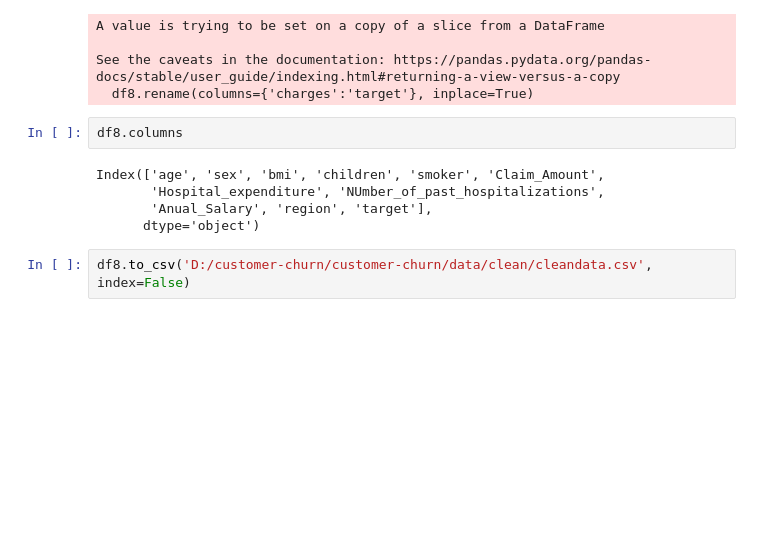
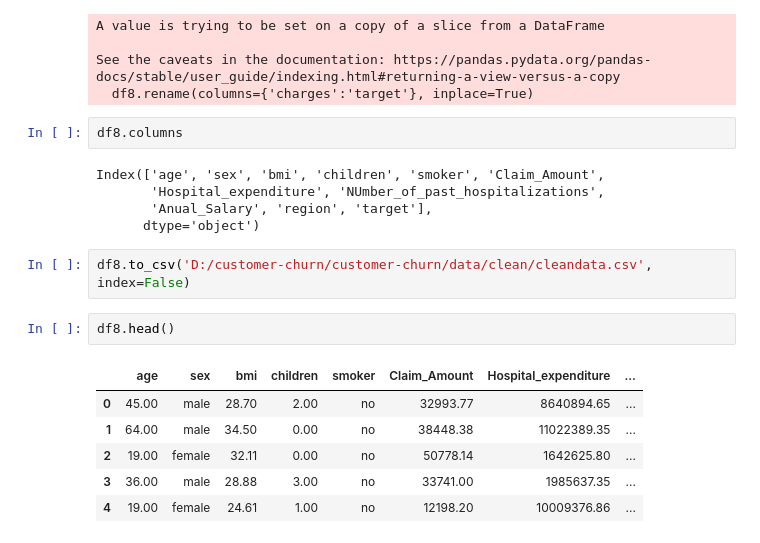
Before and after one commit to GAuravY19/customer-churn, a Jupyter notebook: notebook/cleaning.ipynb, the cells around one changed output. Drawn from its saved outputs; the diff is of its cells as text; blank space fills up the shorter version.

```diff
--- a/notebook/cleaning.ipynb
+++ b/notebook/cleaning.ipynb
@@ -1133,3 +1133,12 @@ Index(['age', 'sex', 'bmi', 'children', 'smoker', 'Claim_Amount',
       dtype='object')
 # %%
 df8.to_csv('D:/customer-churn/customer-churn/data/clean/cleandata.csv', index=False)
+# %%
+df8.head()
+# %% [output]
+|  | age | sex | bmi | children | smoker | Claim_Amount | Hospital_expenditure | ... |
+| 0 | 45.00 | male | 28.70 | 2.00 | no | 32993.77 | 8640894.65 | ... |
+| 1 | 64.00 | male | 34.50 | 0.00 | no | 38448.38 | 11022389.35 | ... |
+| 2 | 19.00 | female | 32.11 | 0.00 | no | 50778.14 | 1642625.80 | ... |
+| 3 | 36.00 | male | 28.88 | 3.00 | no | 33741.00 | 1985637.35 | ... |
+| 4 | 19.00 | female | 24.61 | 1.00 | no | 12198.20 | 10009376.86 | ... |
```
Also changed, not shown: parts of 1 cell of this notebook.
